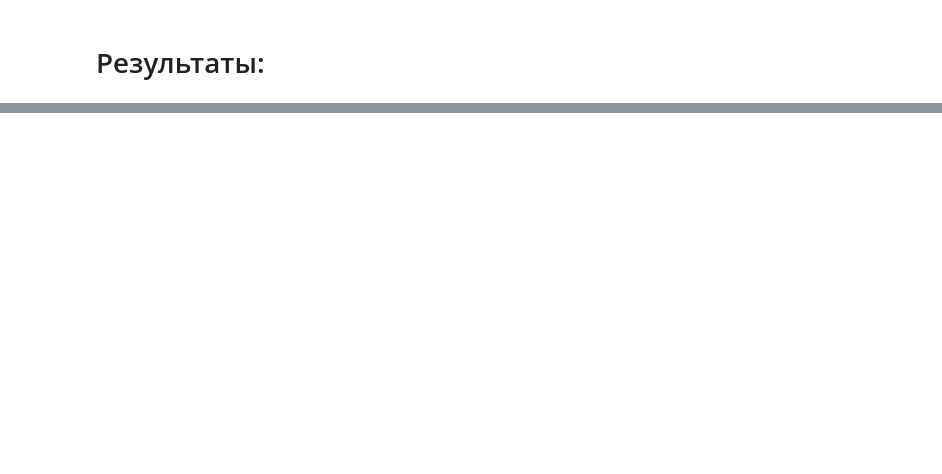
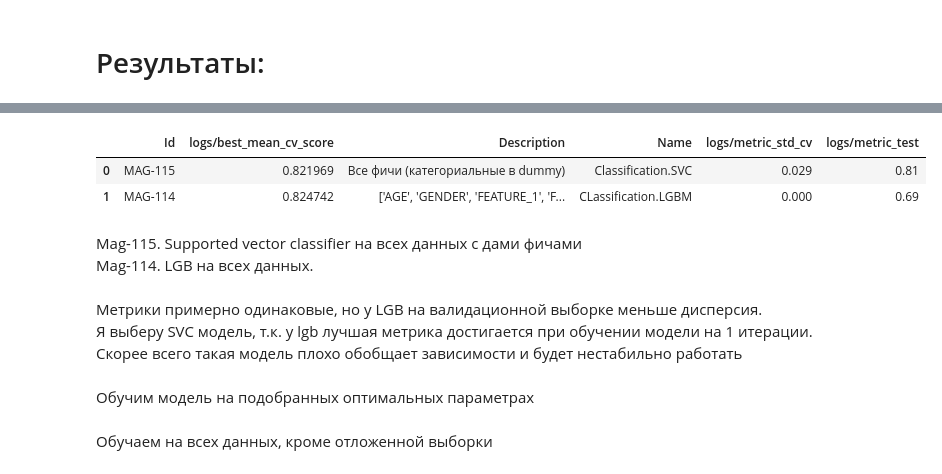
Before and after one commit to Iliaavilov/magnit_test, a Jupyter notebook: Classification_task.ipynb, the cells around one changed output, grey strips where cells are left out. Saved outputs shown, nothing was run; the diff lists cells and outputs as text; code cells hidden in the pictures; blank space fills up the shorter version.

```diff
--- a/Classification_task.ipynb
+++ b/Classification_task.ipynb
@@ -320,0 +247,16 @@ data_test.sort_values('error', ascending = False)
+# %%
+results = pd.read_csv('results.csv', nrows = 2)
+# %%
+results
+# %% [output]
+|  | Id | logs/best_mean_cv_score | Description | Name | logs/metric_std_cv | logs/metric_test |
+| 0 | MAG-115 | 0.821969 | Все фичи (категориальные в dummy) | Classification.SVC | 0.029 | 0.81 |
+| 1 | MAG-114 | 0.824742 | ['AGE', 'GENDER', 'FEATURE_1', 'F... | CLassification.LGBM | 0.000 | 0.69 |
+# %% [markdown]
+Mag-115. Supported vector classifier на всех данных с дами фичами\
+Mag-114. LGB на всех данных.
+# %% [markdown]
+Метрики примерно одинаковые, но у LGB на валидационной выборке меньше дисперсия.\
+Я выберу SVC модель, т.к. у lgb лучшая метрика достигается при обучении модели на 1 итерации. Скорее всего такая модель плохо обобщает зависимости и будет нестабильно работать
+# %% [markdown]
+Обучим модель на подобранных оптимальных параметрах
@@ -320,0 +272,2 @@ data_test.sort_values('error', ascending = False)
+# %% [markdown]
+Обучаем на всех данных, кроме отложенной выборки
```
Also changed, not shown: parts of 45 cells of this notebook, 6 other files.
